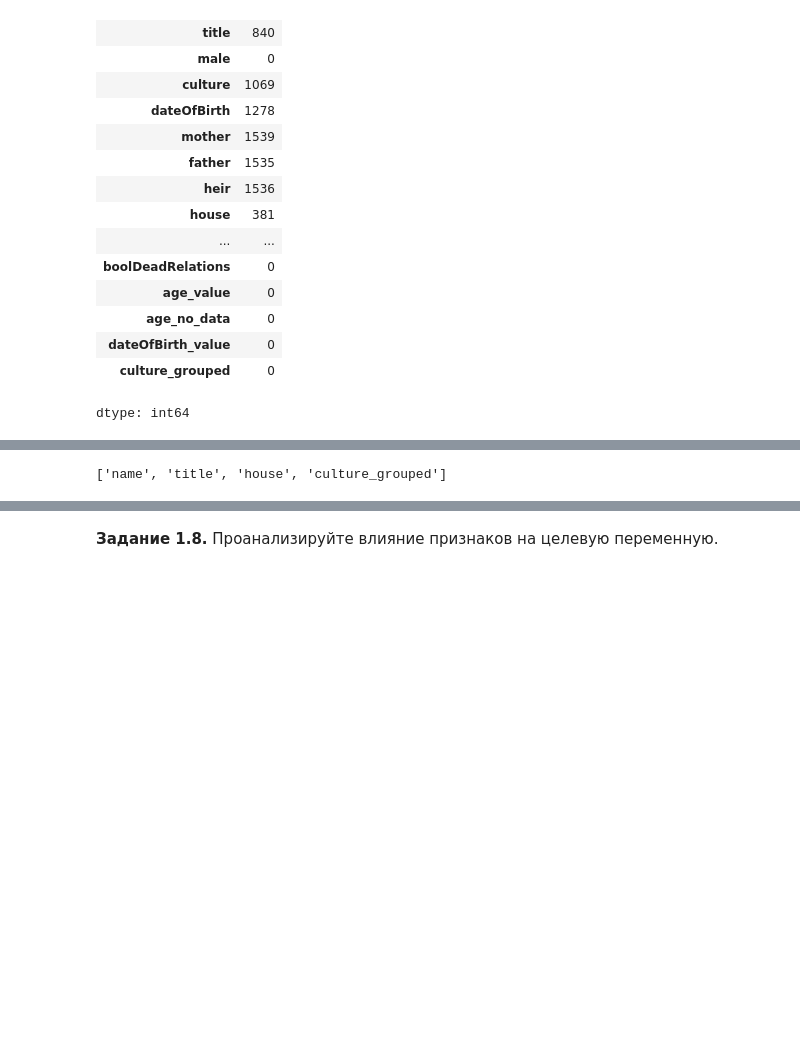
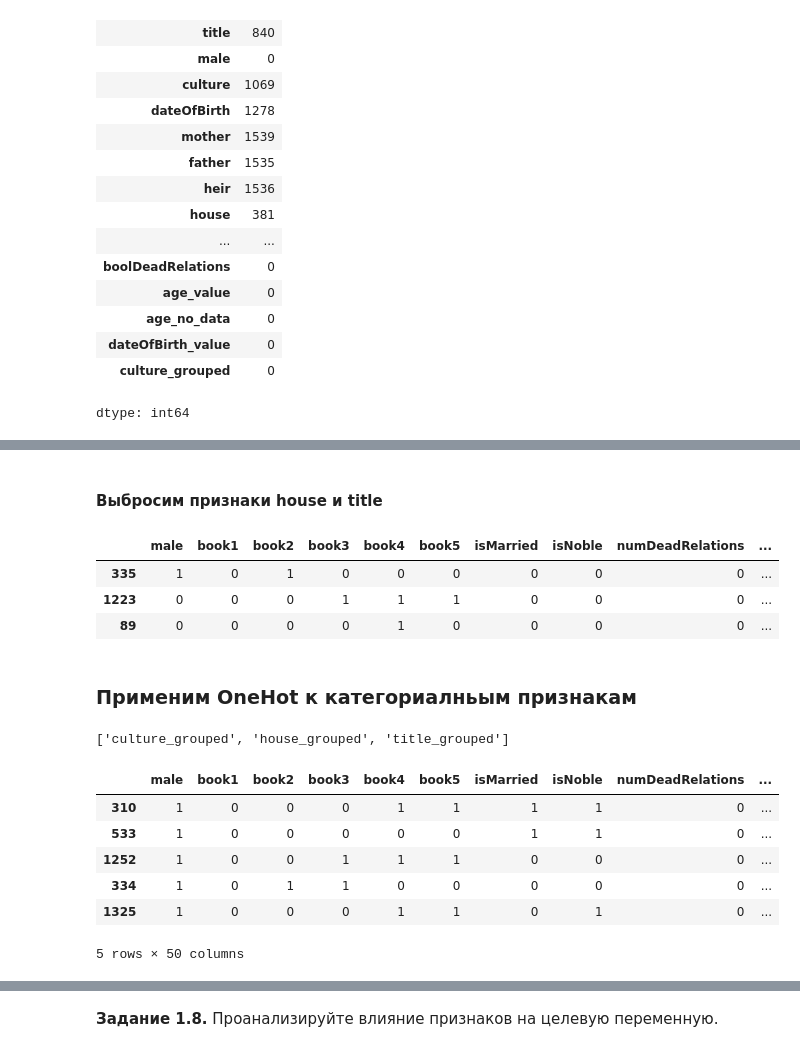
Before and after one commit to Daniich/hw_1_game_of_thrones, a Jupyter notebook: hw_1_game_of_thrones.ipynb, the cells around one changed output, grey strips where cells are left out. Saved outputs shown, nothing was run; the diff lists cells and outputs as text; code cells hidden in the pictures; blank space fills up the shorter version.

```diff
--- a/hw_1_game_of_thrones.ipynb
+++ b/hw_1_game_of_thrones.ipynb
@@ -559,0 +564,10 @@ data.head(3)
+# %%
+house_counts = data['house'].value_counts(dropna=False)
+
+big_houses = house_counts[house_counts >= 10].dropna().index
+print(f"Оставляем {len(big_houses)} больших домов:")
+
+# Проверяем условие нахождения дома в big_house. Если да, то оставляем как есть, иначе Other_House либо house_no_data
+data['house_grouped'] = data['house'].where(data['house'].isin(big_houses), other='Other_House').fillna('house_no_data')
+
+data['house_grouped'].value_counts()
@@ -559,0 +616,20 @@ data.head(3)
+# %%
+def group_title(title):
+  if pd.isna(title):
+    return 'title_no_data'
+
+  title = str(title).lower()
+  if 'lord' in title:
+    return 'Lord'
+  if 'ser' in title:
+    return 'Ser'
+  if 'king' in title or 'queen' in title or 'prince' in title or 'princess' in title:
+    return 'Royal'
+  if 'maester' in title or 'archmaester' in title:
+    return 'Maester'
+
+  return 'Other_Title'
+
+
+data['title_grouped'] = data['title'].apply(group_title)
+data['title_grouped'].value_counts()
@@ -559,0 +646,2 @@ data.head(3)
+# %% [markdown]
+#### Выбросим признаки house и title
@@ -560,9 +650,19 @@ data.head(3)
+# %%
+data.sample(3)
+# %% [output]
+|  | male | book1 | book2 | book3 | book4 | book5 | isMarried | isNoble | numDeadRelations | ... |
+| 335 | 1 | 0 | 1 | 0 | 0 | 0 | 0 | 0 | 0 | ... |
+| 1223 | 0 | 0 | 0 | 1 | 1 | 1 | 0 | 0 | 0 | ... |
+| 89 | 0 | 0 | 0 | 0 | 1 | 0 | 0 | 0 | 0 | ... |
+# %% [markdown]
+### Применим OneHot к категориалньым признакам
 # %%
 from sklearn.preprocessing import OneHotEncoder
 
 encoder = OneHotEncoder(sparse_output=False)
 
 cat_features = data.select_dtypes(include=[object]).columns.to_list()
+digit_features = data.select_dtypes(include=[int, float]).columns.to_list()
 cat_features
 # %% [output]
-['name', 'title', 'house', 'culture_grouped']
+['culture_grouped', 'house_grouped', 'title_grouped']
@@ -568,0 +673,14 @@ cat_features
+# %%
+df_encoded = pd.concat([data, one_hot_df], axis=1)
+
+df_encoded = df_encoded.drop(cat_features, axis=1)
+
+df_encoded.sample(5)
+# %% [output]
+|  | male | book1 | book2 | book3 | book4 | book5 | isMarried | isNoble | numDeadRelations | ... |
+| 310 | 1 | 0 | 0 | 0 | 1 | 1 | 1 | 1 | 0 | ... |
+| 533 | 1 | 0 | 0 | 0 | 0 | 0 | 1 | 1 | 0 | ... |
+| 1252 | 1 | 0 | 0 | 1 | 1 | 1 | 0 | 0 | 0 | ... |
+| 334 | 1 | 0 | 1 | 1 | 0 | 0 | 0 | 0 | 0 | ... |
+| 1325 | 1 | 0 | 0 | 0 | 1 | 1 | 0 | 1 | 0 | ... |
+5 rows × 50 columns
```
Also changed, not shown: parts of 28 cells of this notebook.
